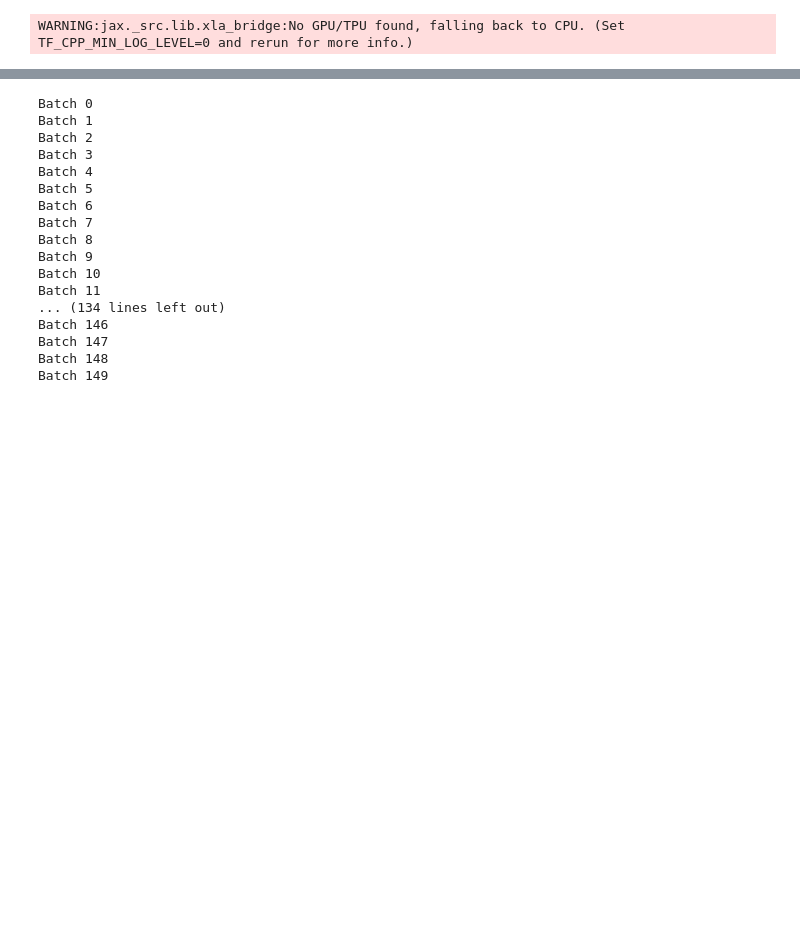
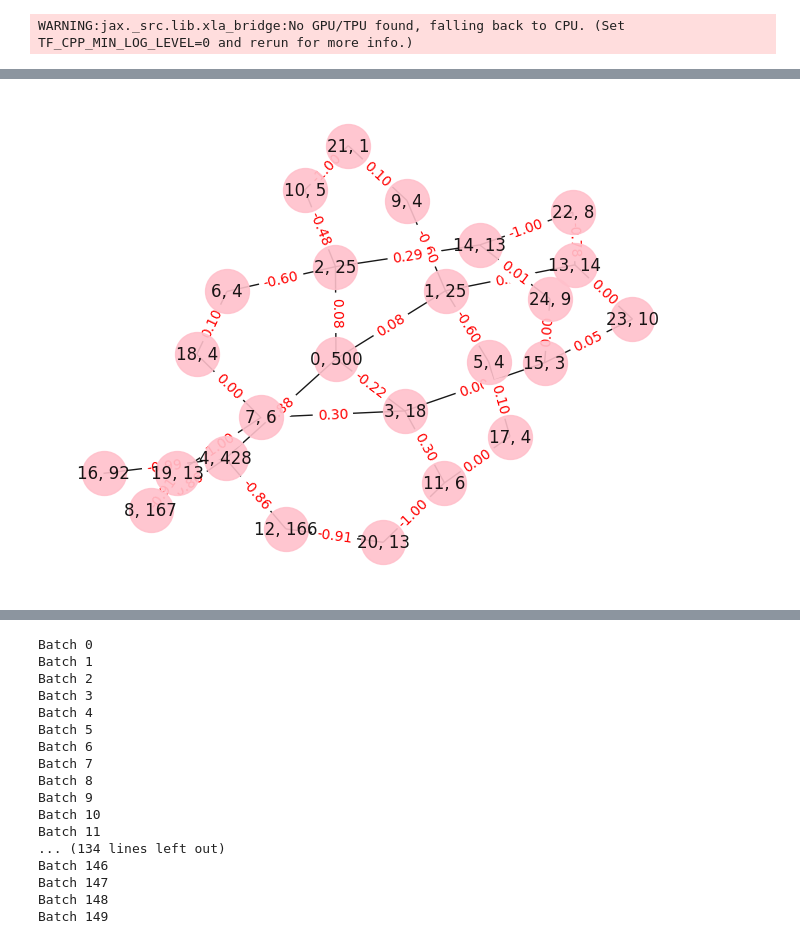
Before and after one commit to amdson/azul_rl, a Jupyter notebook: flax_rl.ipynb, the cells around one changed output, grey strips where cells are left out. Saved outputs shown, nothing was run; the diff lists cells and outputs as text; code cells hidden in the pictures; blank space fills up the shorter version.

Commit message:
added mcts visualization

```diff
--- a/flax_rl.ipynb
+++ b/flax_rl.ipynb
@@ -115,11 +115,14 @@ class MCTS:
     #Assumes state is already expanded, and uses MCTS info to pick best action
     def select_action(self, state, state_index):
         state_visits = self.visit_count[state_index]
-        exp_rate = np.log((1+state_visits + C_BASE)/C_BASE) + C_INIT
+        # exp_rate = np.log((1+state_visits + C_BASE)/C_BASE) + C_INIT
+        exp_rate = 2
         model_prior = self.action_prior[state_index]
         sa_visits = self.action_visits[state_index]
         sa_mean_value = (1+self.action_mean_value[state_index])/2 #Normalize to [0, 1]
+        # print(state_index, sa_mean_value)
         action_distr = (sa_mean_value + exp_rate*np.sqrt(state_visits)*model_prior/(1+sa_visits))*get_valid_mask(state)
+        # print("action distr", action_distr)
         action = np.argmax(action_distr)
         # print(state[action])
         if(state[action] != 0):
@@ -159,6 +162,9 @@ class MCTS:
         self.state[state_index] = state
         self.visit_count[state_index] += 1
         # print(self.action_prior[state_index].shape, action_probs.shape)
+        valid_moves = get_valid_mask(state)
+        action_probs = (action_probs + 1e-6) * valid_moves  # mask invalid moves
+        action_probs /= np.sum(action_probs)
         self.action_prior[state_index] = action_probs
         return state_index
 
@@ -235,33 +241,77 @@ class MCTS:
             state = self.state[state_index]
             for action, value in zip(visited_actions, action_values):
                 child_state = flip_board(get_next_state(state, action))
-                # print(child_state.reshape((4,4)))
-                child_index = self.state_lookup[child_state.tobytes()]
-                G.add_edge(state_index, child_index)
-                edge_labels[(state_index, child_index)] = value
+                # print(child_state.reshape((3,3)))
+                if(child_state.tobytes() in self.state_lookup):
+                    child_index = self.state_lookup[child_state.tobytes()]
+                    G.add_edge(state_index, child_index)
+                    edge_labels[(state_index, child_index)] = f'{value:.2f}'
+            node_labels[state_index] = f"{state_index}, {self.action_visits[state_index].sum()}"
+
+        pos = nx.spring_layout(G, scale=2.5)
+
+        plt.figure()
+        nx.draw(
+            G, pos, edge_color='black', width=1, linewidths=1, node_size=1000,
+            node_color='pink', alpha=0.9,
+            labels=node_labels
+        )
+        nx.draw_networkx_edge_labels(
+            G, pos,
+            edge_labels=edge_labels,
+            font_color='red'
+        )
+        plt.axis('off')
+        plt.show()
+
+    def visualize_tree_detailed(self):
+        G = nx.Graph()
+        node_labels = {}
+        edge_labels = {}
+        for state_index in self.state_lookup.values():
+            visited_actions = self.action_visits[state_index].nonzero()[0]
+            action_values = self.action_mean_value[state_index, visited_actions]
+            state = self.state[state_index]
+            for action, value in zip(visited_actions, action_values):
+                child_state = flip_board(get_next_state(state, action))
+                # print(child_state.reshape((3,3)))
+                if(child_state.tobytes() in self.state_lookup):
+                    child_index = self.state_lookup[child_state.tobytes()]
+                    G.add_edge(state_index, child_index)
+                    edge_labels[(state_index, child_index)] = f'{value:.2f}'
             node_labels[state_index] = f"{state_index}, {self.action_visits[state_index].sum()}"
 
         pos = nx.spring_layout(G)
         plt.figure()
         nx.draw(
-            G, pos, edge_color='black', width=1, linewidths=1, node_size=10,
+            G, pos, edge_color='black', width=1, linewidths=1, node_size=1000,
             node_color='pink', alpha=0.9,
-            # labels=node_labels
+            labels=node_labels
         )
-        # nx.draw_networkx_edge_labels(
-        #     G, pos,
-        #     edge_labels=edge_labels,
-        #     font_color='red'
-        # )
+        nx.draw_networkx_edge_labels(
+            G, pos,
+            edge_labels=edge_labels,
+            font_color='red'
+        )
         plt.axis('off')
         plt.show()
 
 # root_state = np.array([-1, 1, 0, 0, 0, 0, -1, 1, 0])
 # print(root_state.reshape((3, 3)))
 # root_state[:2] = 1
-root_state = np.zeros(9)
+# root_state = np.zeros(9)
+# mcts = MCTS(max_size=5000)
+# mcts.mcts_eval(root_state, toy_model, 5000)
+# print("Finished mcts")
+# mcts.visualize_tree()
+
+root_state = np.array([1, -1,  1, -1, 0,  0, -1,  0, 0])
+print(root_state.reshape((3,3)))
 mcts = MCTS(max_size=5000)
-mcts.mcts_eval(root_state, toy_model, 5000)
-print("Finished mcts")
-# mcts.visualize_tree()
+mcts.mcts_eval(root_state, toy_model, 500)
+
+print(mcts.state[0].reshape((3,3)))
+print(mcts.action_mean_value[0].reshape((3,3)))
+print(len(mcts.expanded))
+mcts.visualize_tree()
 # %% [output]
@@ -268,0 +328 @@ Finished mcts
+[figure, added]
```
Also changed, not shown: parts of 7 cells of this notebook.
